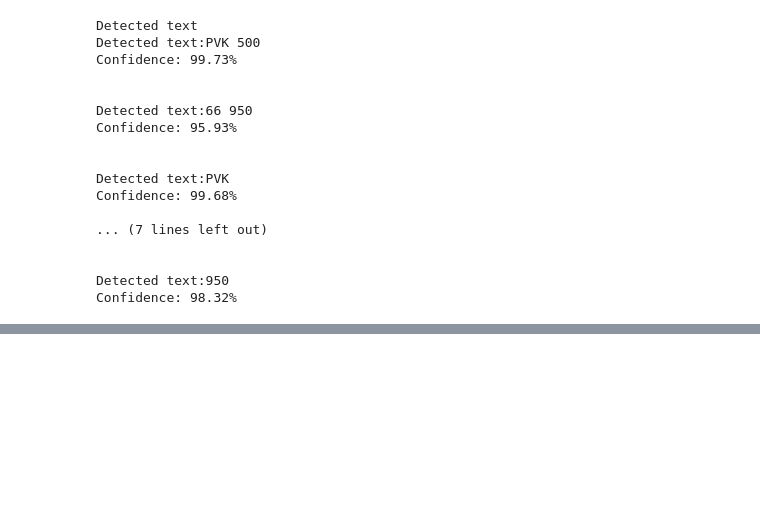
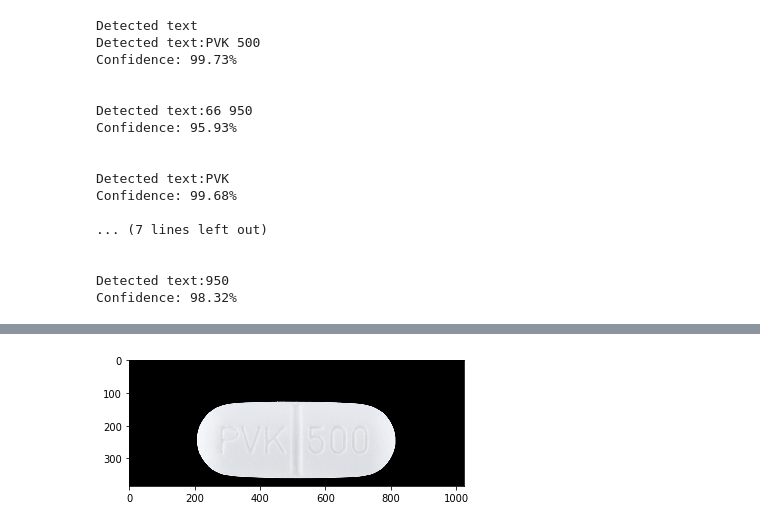
Before and after one commit to labs12-rxid/DS, a Jupyter notebook: text_detection_AWSRekognition.ipynb, the cells around one changed output, grey strips where cells are left out. Drawn from its saved outputs; the diff is of its cells as text; code cells hidden in the pictures; blank space fills up the shorter version.

```diff
--- a/text_detection_AWSRekognition.ipynb
+++ b/text_detection_AWSRekognition.ipynb
@@ -355,0 +249,5 @@ import cv2
+# %%
+pic1 = imageio.imread('./img1.png')
+plt.imshow(pic1);
+# %% [output]
+[figure, added]
```
Also changed, not shown: parts of 55 cells of this notebook.
